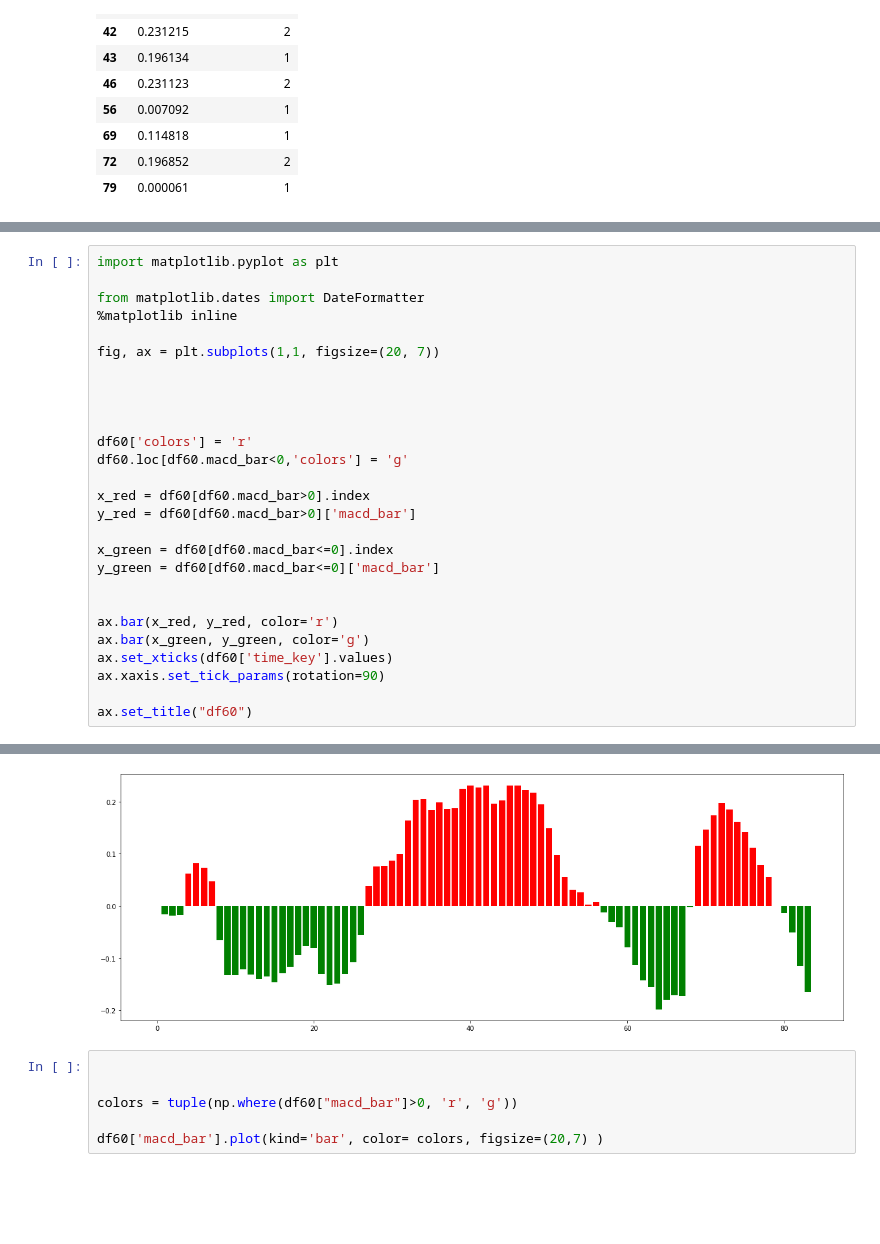
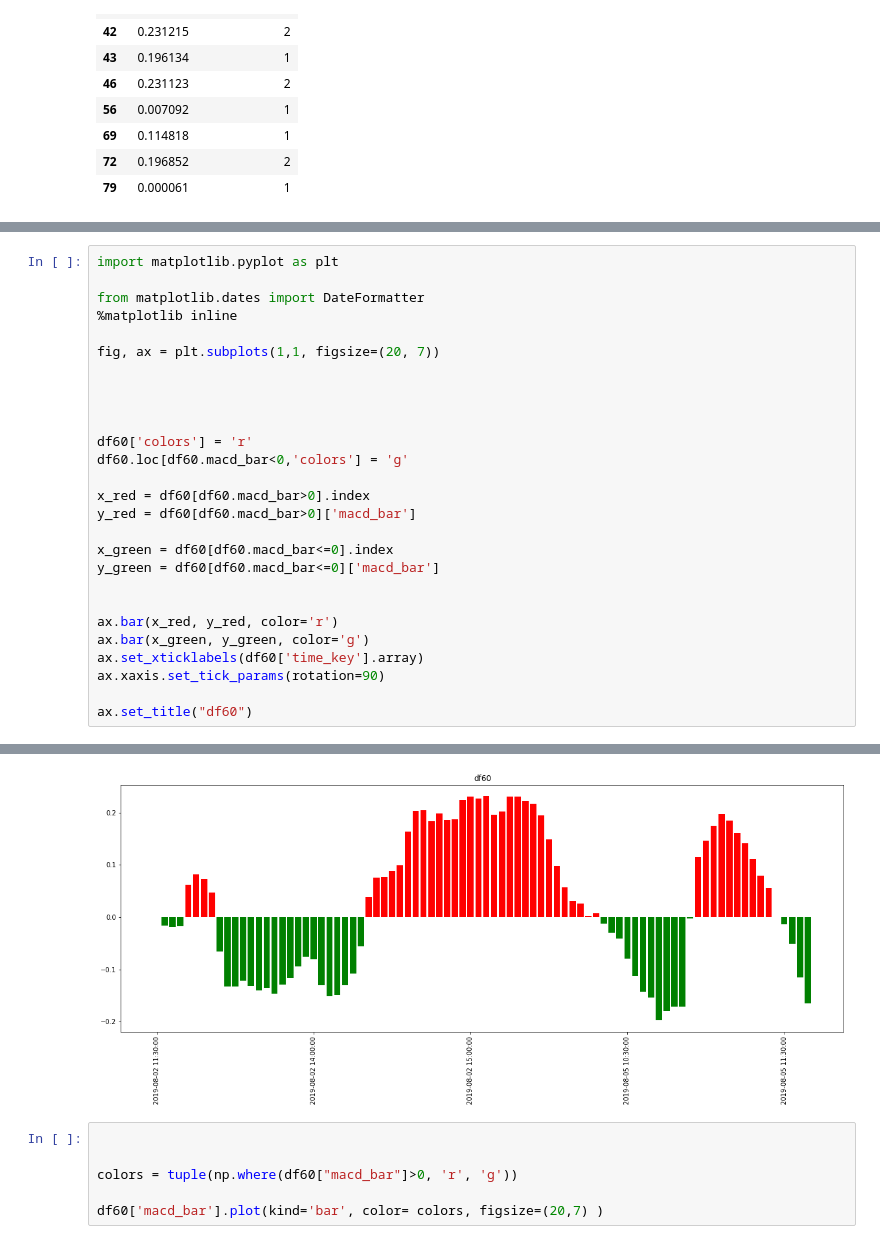
Before and after one commit to drunkpig/macd_exp, a Jupyter notebook: FFT.ipynb, the cells around one changed output, grey strips where cells are left out. Saved outputs shown, nothing was run; the diff lists cells and outputs as text; blank space fills up the shorter version.

```diff
--- a/FFT.ipynb
+++ b/FFT.ipynb
@@ -134,7 +134,7 @@ y_green = df60[df60.macd_bar<=0]['macd_bar']
 
 ax.bar(x_red, y_red, color='r')
 ax.bar(x_green, y_green, color='g')
-ax.set_xticks(df60['time_key'].values)
+ax.set_xticklabels(df60['time_key'].array)
 ax.xaxis.set_tick_params(rotation=90)
 
 ax.set_title("df60")
@@ -146,4 +143,4 @@ ConversionError: Failed to convert value(s) to axis units: array(['2019-08-02 10
-[figure, old version]
+[figure, new version]
 # %%
 
 
```
Also changed, not shown: parts of 3 cells of this notebook, 1 other file.
